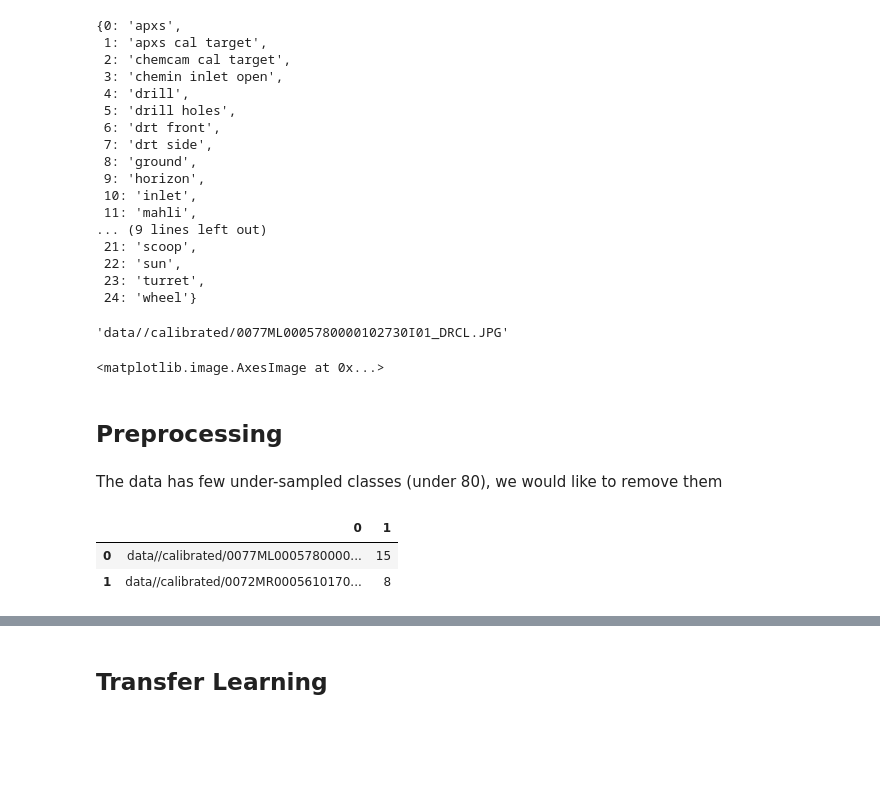
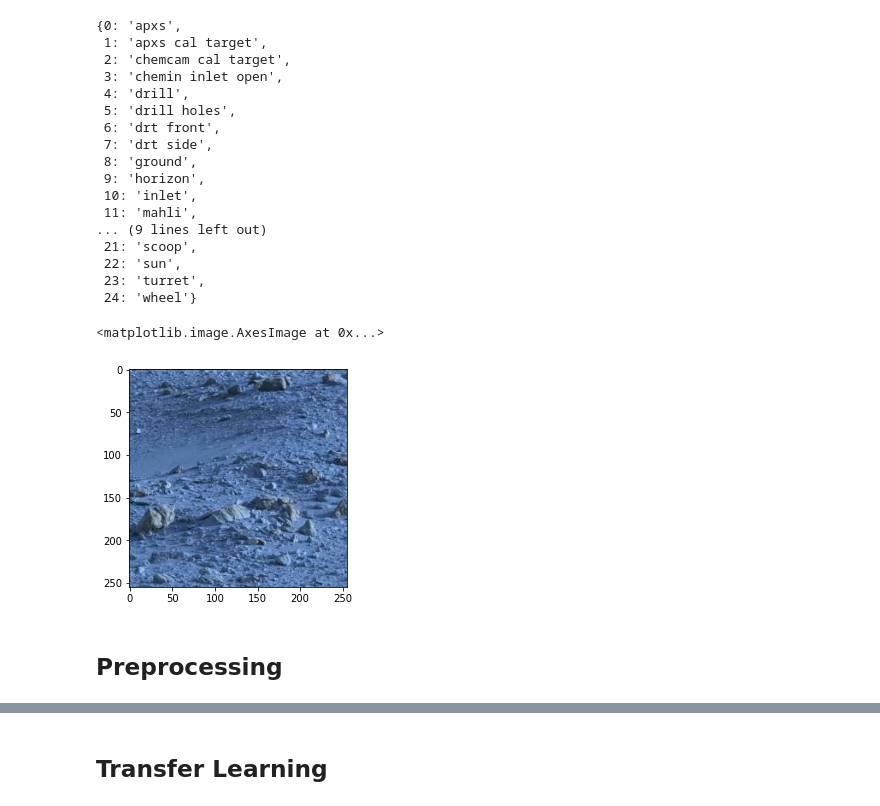
Before and after one commit to xinrui-wang1/MarsVision, a Jupyter notebook: Main_Jupyter.ipynb, the cells around one changed output, grey strips where cells are left out. Saved outputs shown, nothing was run; the diff lists cells and outputs as text; code cells hidden in the pictures; blank space fills up the shorter version.

```diff
--- a/Main_Jupyter.ipynb
+++ b/Main_Jupyter.ipynb
@@ -85,19 +87,21 @@ class_names
  22: 'sun',
  23: 'turret',
  24: 'wheel'}
+# %%
+df_tr[2] = df_tr[1].map(class_names)
+df_val[2] = df_val[1].map(class_names)
+df_test[2] = df_test[1].map(class_names)
 # %%
 img_paths = df_tr.iloc[:, 0].tolist()
 rootDir = 'msl-images/'
 img = cv2.imread(img_paths[0])
-# %%
-df_tr.iloc[:, 0].tolist()[0]
-# %% [output]
-'data//calibrated/0077ML0005780000102730I01_DRCL.JPG'
-# %%
-plt.imshow(img)
-# %% [output]
-<matplotlib.image.AxesImage at 0x...>
+# %%
+img_paths = df_tr.loc[df_tr[1] == 8][0].iloc[0]
+rootDir = 'msl-images/'
+img = cv2.imread(img_paths)
+plt.imshow(img)
+# %% [output]
+<matplotlib.image.AxesImage at 0x...>
+[figure, added]
 # %% [markdown]
 ## Preprocessing
-# %% [markdown]
-The data has few under-sampled classes (under 80), we would like to remove them
@@ -119,6 +107,0 @@ result.reset_index(drop = True, inplace = True)
-# %%
-result.head(2)
-# %% [output]
-|  | 0 | 1 |
-| 0 | data//calibrated/0077ML0005780000... | 15 |
-| 1 | data//calibrated/0072MR0005610170... | 8 |
```
Also changed, not shown: parts of 81 cells of this notebook, 6 other files.
